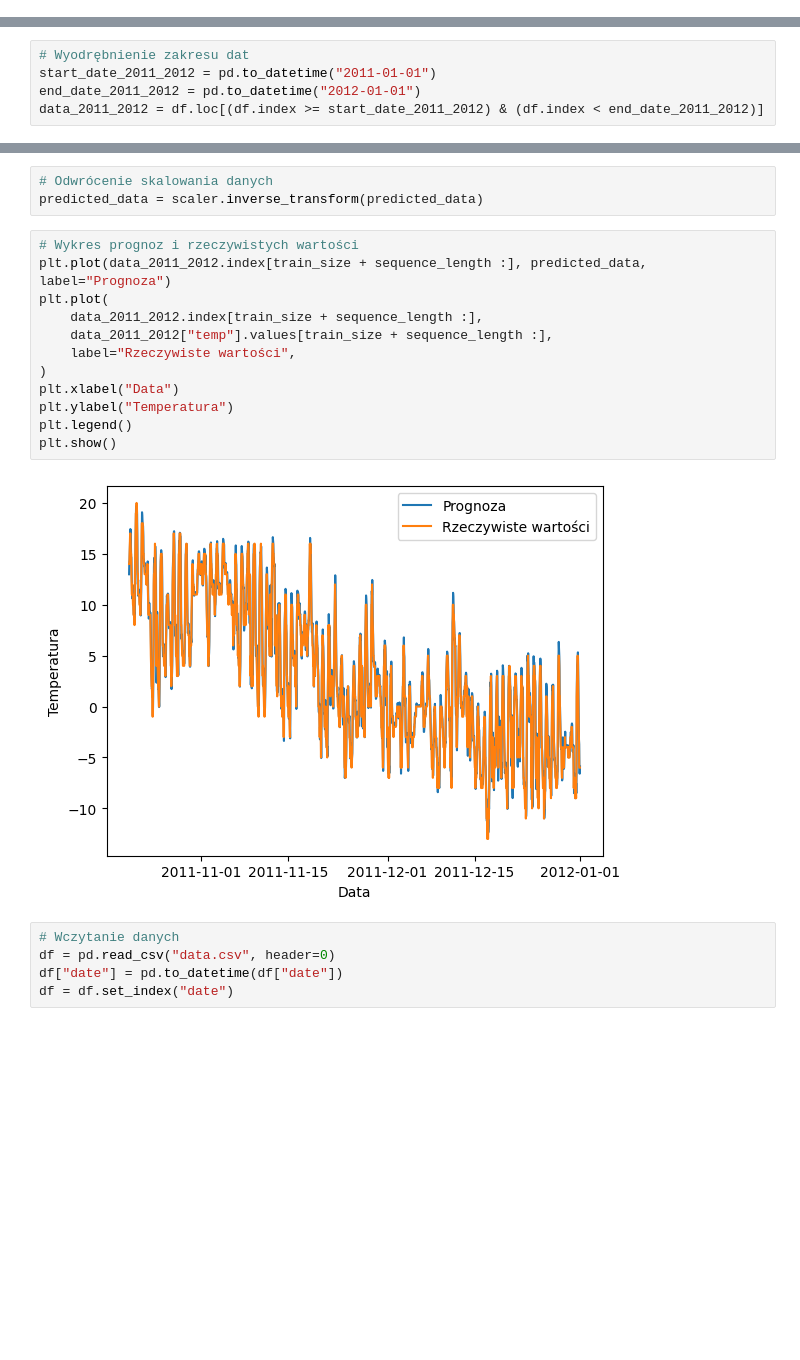
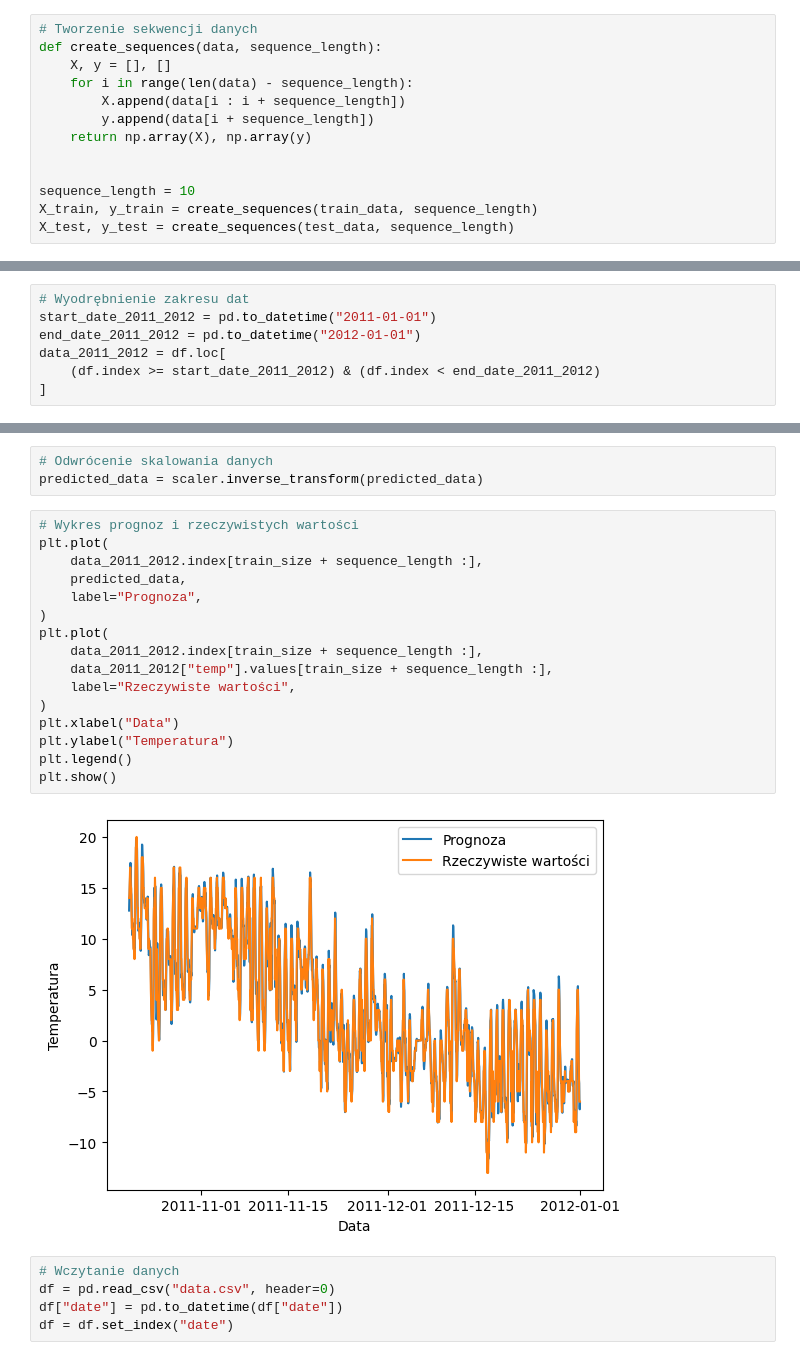
Before and after one commit to Beruxik/SBL-IPAD, a Jupyter notebook: Untitled1.ipynb, the cells around one changed output, grey strips where cells are left out. Drawn from its saved outputs; the diff is of its cells as text; blank space fills up the shorter version.

```diff
--- a/Untitled1.ipynb
+++ b/Untitled1.ipynb
@@ -361,0 +459,13 @@ data_2010_2011 = df.loc[(df.index >= start_date_2010_2011) & (df.index < end_dat
+# %%
+# Tworzenie sekwencji danych
+def create_sequences(data, sequence_length):
+    X, y = [], []
+    for i in range(len(data) - sequence_length):
+        X.append(data[i : i + sequence_length])
+        y.append(data[i + sequence_length])
+    return np.array(X), np.array(y)
+
+
+sequence_length = 10
+X_train, y_train = create_sequences(train_data, sequence_length)
+X_test, y_test = create_sequences(test_data, sequence_length)
@@ -443,7 +820,9 @@ df = df.set_index("date")
 # Wyodrębnienie zakresu dat
 start_date_2011_2012 = pd.to_datetime("2011-01-01")
 end_date_2011_2012 = pd.to_datetime("2012-01-01")
-data_2011_2012 = df.loc[(df.index >= start_date_2011_2012) & (df.index < end_date_2011_2012)]
+data_2011_2012 = df.loc[
+    (df.index >= start_date_2011_2012) & (df.index < end_date_2011_2012)
+]
 # %%
 # Przygotowanie danych
 scaler = MinMaxScaler()
@@ -499,18 +878,22 @@ predicted_data = model.predict(X_test)
 predicted_data = scaler.inverse_transform(predicted_data)
 # %%
 # Wykres prognoz i rzeczywistych wartości
-plt.plot(data_2011_2012.index[train_size + sequence_length :], predicted_data, label="Prognoza")
+plt.plot(
+    data_2011_2012.index[train_size + sequence_length :],
+    predicted_data,
+    label="Prognoza",
+)
 plt.plot(
     data_2011_2012.index[train_size + sequence_length :],
     data_2011_2012["temp"].values[train_size + sequence_length :],
     label="Rzeczywiste wartości",
 )
 plt.xlabel("Data")
 plt.ylabel("Temperatura")
 plt.legend()
 plt.show()
 # %% [output]
-[figure, old version]
+[figure, new version]
 # %%
 # Wczytanie danych
 df = pd.read_csv("data.csv", header=0)
```
Also changed, not shown: parts of 36 cells of this notebook.
